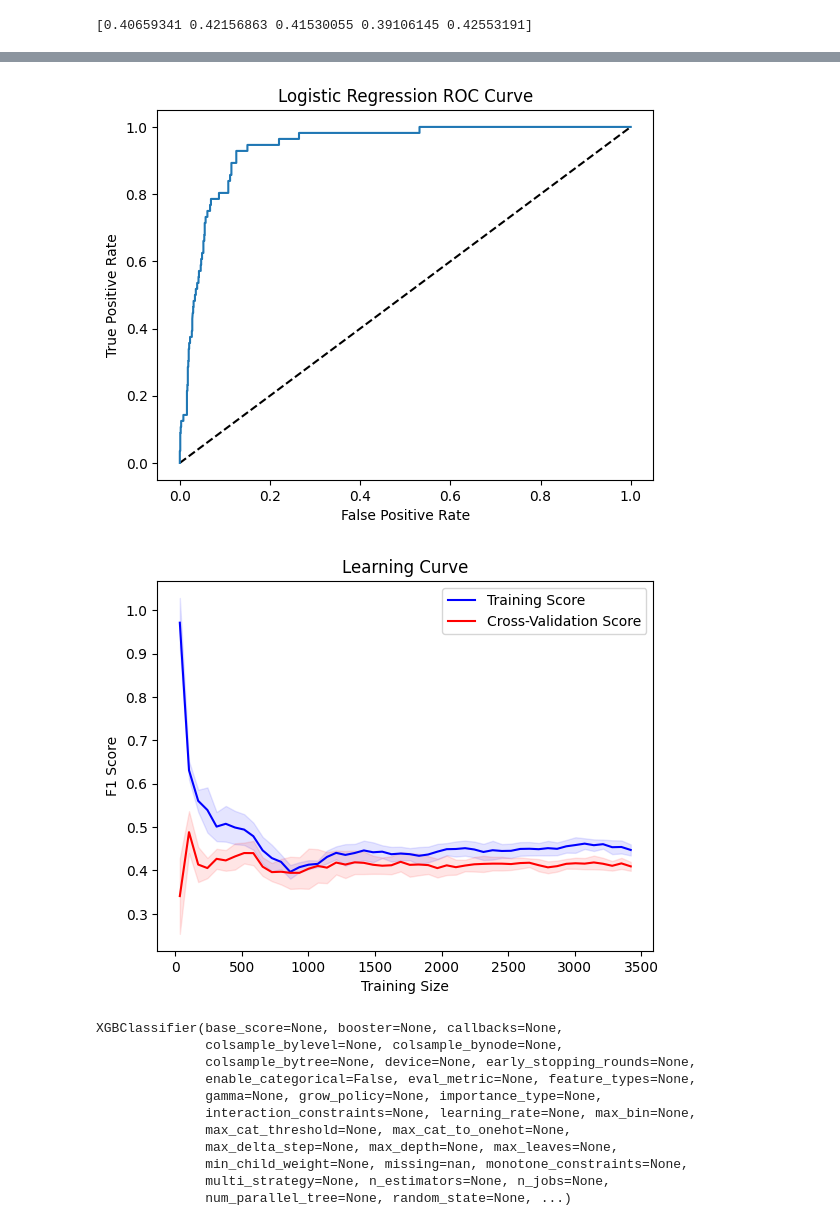
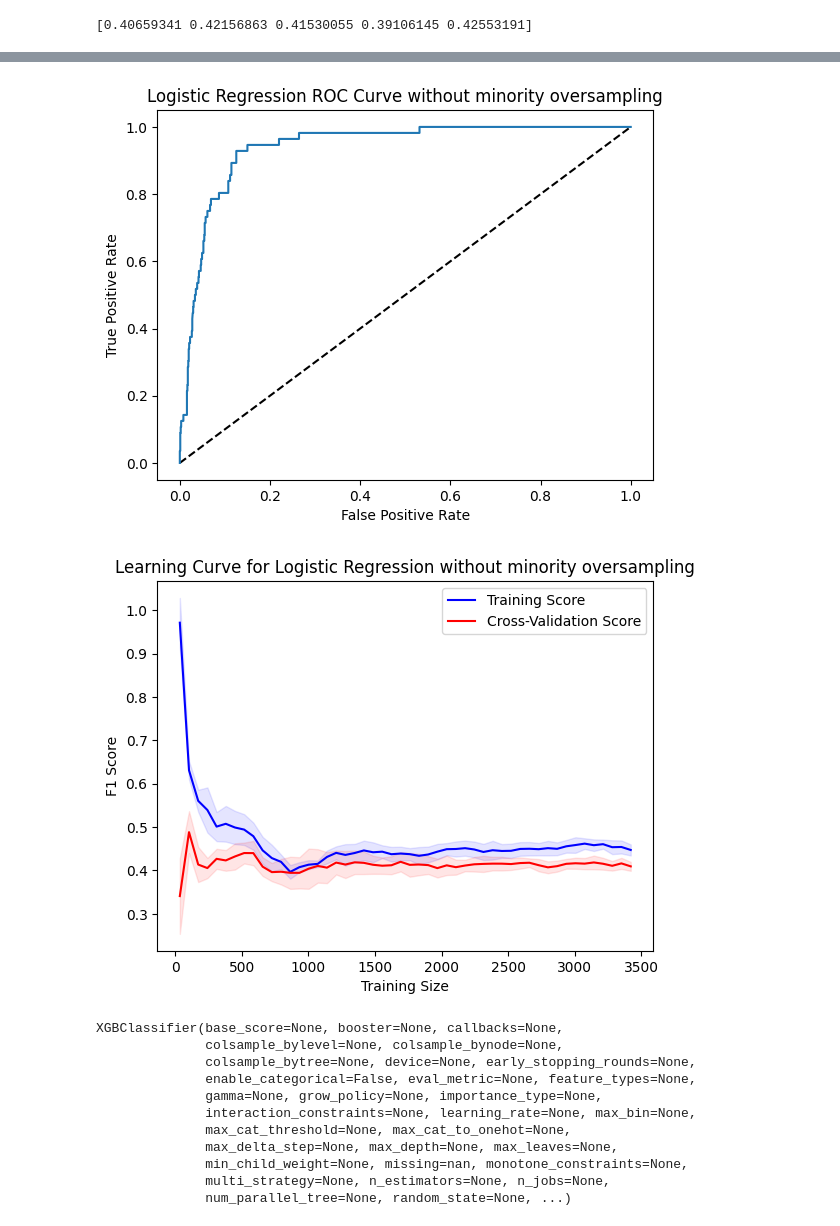
Before and after one commit to aroraomansh/F1-Prediction, a Jupyter notebook: main.ipynb, the cells around one changed output, grey strips where cells are left out. Drawn from its saved outputs; the diff is of its cells as text; code cells hidden in the pictures.

```diff
--- a/main.ipynb
+++ b/main.ipynb
@@ -134,31 +144,31 @@ plt.plot([0,1],[0,1],'k--')
 plt.plot(fpr,tpr, label='Logistic Regression')
 plt.xlabel('False Positive Rate')
 plt.ylabel('True Positive Rate')
-plt.title('Logistic Regression ROC Curve')
+plt.title('Logistic Regression ROC Curve without minority oversampling')
 plt.show()
 # %% [output]
-[figure, old version]
+[figure, new version]
 # %%
 #plot bias variance tradeoff
 from sklearn.model_selection import learning_curve
 train_sizes, train_scores, test_scores = learning_curve(logreg, X_train, Y_train, cv=kfold, scoring='f1', n_jobs=-1, train_sizes=np.linspace(0.01, 1.0, 50))
 
 train_mean = np.mean(train_scores, axis=1)
 train_std = np.std(train_scores, axis=1)
 test_mean = np.mean(test_scores, axis=1)
 test_std = np.std(test_scores, axis=1)
 
 plt.plot(train_sizes, train_mean, label='Training Score', color='blue')
 plt.fill_between(train_sizes, train_mean-train_std, train_mean+train_std, color='blue', alpha=0.1)
 plt.plot(train_sizes, test_mean, label='Cross-Validation Score', color='red')
 plt.fill_between(train_sizes, test_mean-test_std, test_mean+test_std, color='red', alpha=0.1)
-plt.title('Learning Curve')
+plt.title('Learning Curve for Logistic Regression without minority oversampling')
 plt.xlabel('Training Size')
 plt.ylabel('F1 Score')
 plt.legend()
 plt.show()
 # %% [output]
-[figure, old version]
+[figure, new version]
 # %%
 #xg
 from xgboost import XGBClassifier
```
Also changed, not shown: parts of 29 cells of this notebook, 2 other files.
